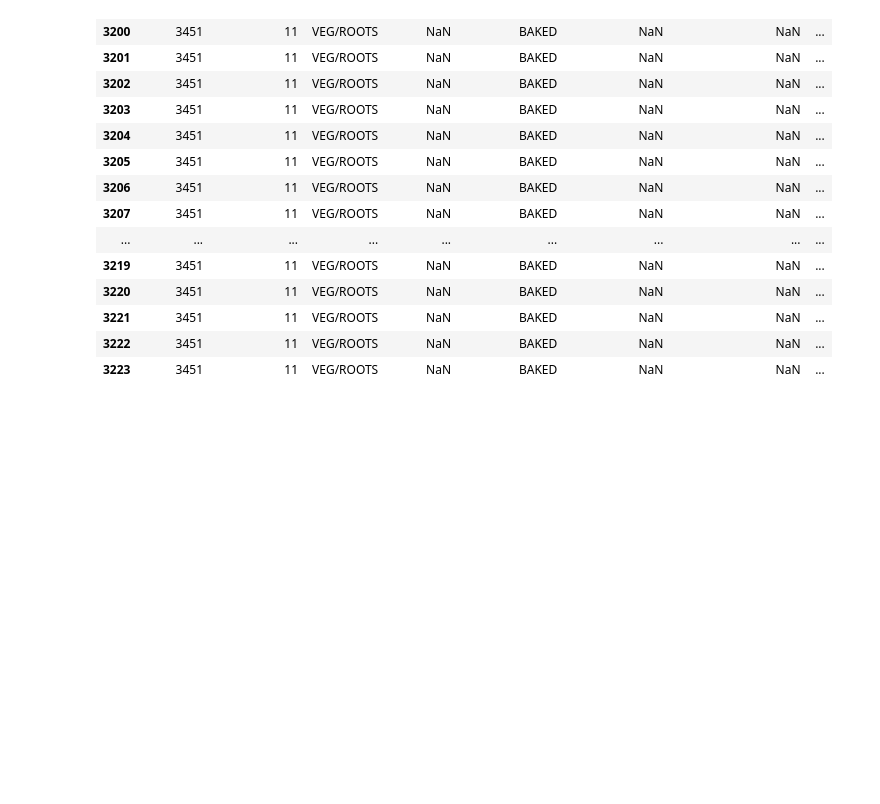
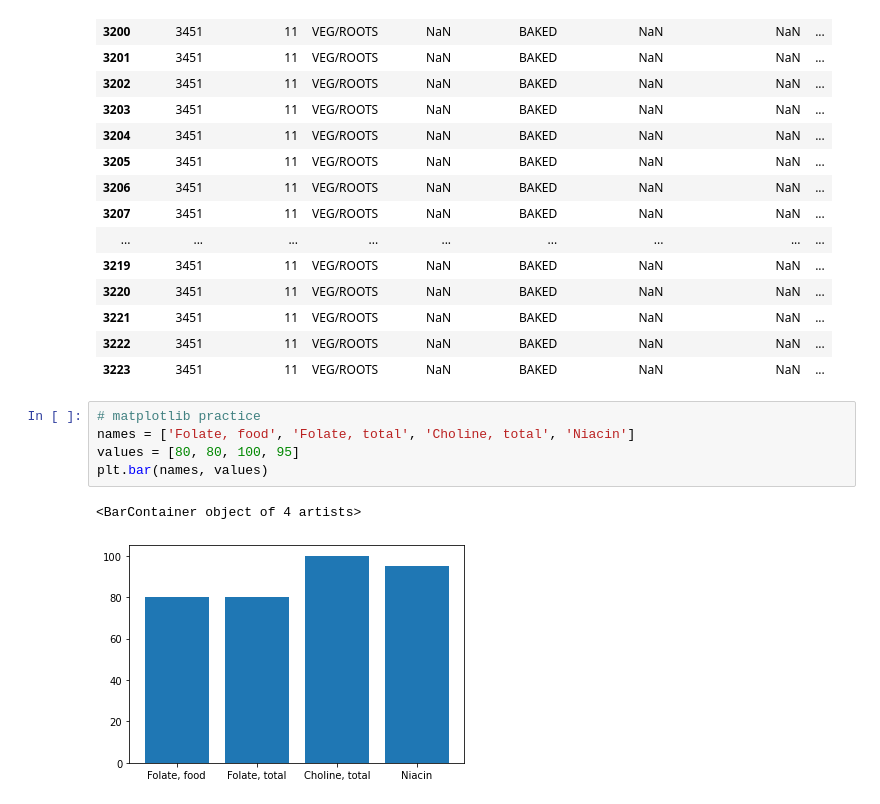
Before and after one commit to Lopotowsky/nutrient_retention, a Jupyter notebook: nutrient_retention_practice.ipynb, the cells around one changed output. Drawn from its saved outputs; the diff is of its cells as text; blank space fills up the shorter version.

Commit message:
added matplotlib practic plot and need assistance with setting up plot x=nutrients, y=retention factor

```diff
--- a/nutrient_retention_practice.ipynb
+++ b/nutrient_retention_practice.ipynb
@@ -272,3 +268,11 @@ rootveg[rootveg['cook_method_1']=="BAKED"]
 | 3221 | 3451 | 11 | VEG/ROOTS | NaN | BAKED | NaN | NaN | ... |
 | 3222 | 3451 | 11 | VEG/ROOTS | NaN | BAKED | NaN | NaN | ... |
 | 3223 | 3451 | 11 | VEG/ROOTS | NaN | BAKED | NaN | NaN | ... |
+# %%
+# matplotlib practice
+names = ['Folate, food', 'Folate, total', 'Choline, total', 'Niacin']
+values = [80, 80, 100, 95]
+plt.bar(names, values)
+# %% [output]
+<BarContainer object of 4 artists>
+[figure, added]
```
Also changed, not shown: parts of 2 cells of this notebook.
